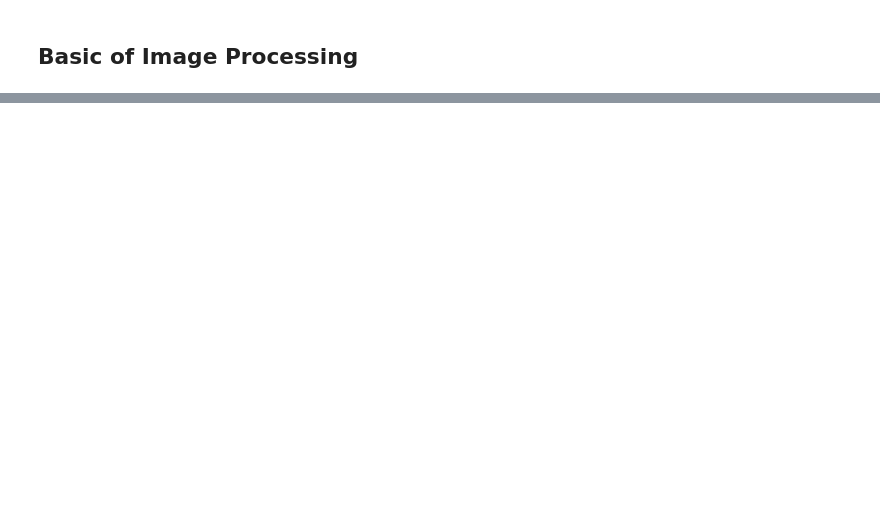
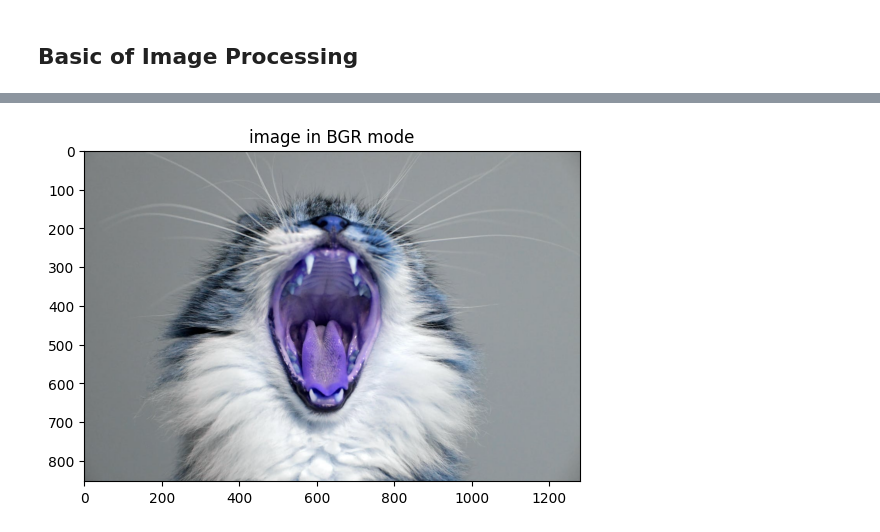
Before and after one commit to kazrkb/iub-imgpros-class-01, a Jupyter notebook: c-1.ipynb, the cells around one changed output, grey strips where cells are left out. Drawn from its saved outputs; the diff is of its cells as text; code cells hidden in the pictures; blank space fills up the shorter version.

```diff
--- a/c-1.ipynb
+++ b/c-1.ipynb
@@ -16,0 +22,8 @@ plt.show()
+# %%
+img = cv2.imread(img_path)
+plt.imshow(img)
+plt.axis("on")
+plt.title("image in BGR mode")
+plt.show()
+# %% [output]
+[figure, added]
```
Also changed, not shown: parts of 3 cells of this notebook.
